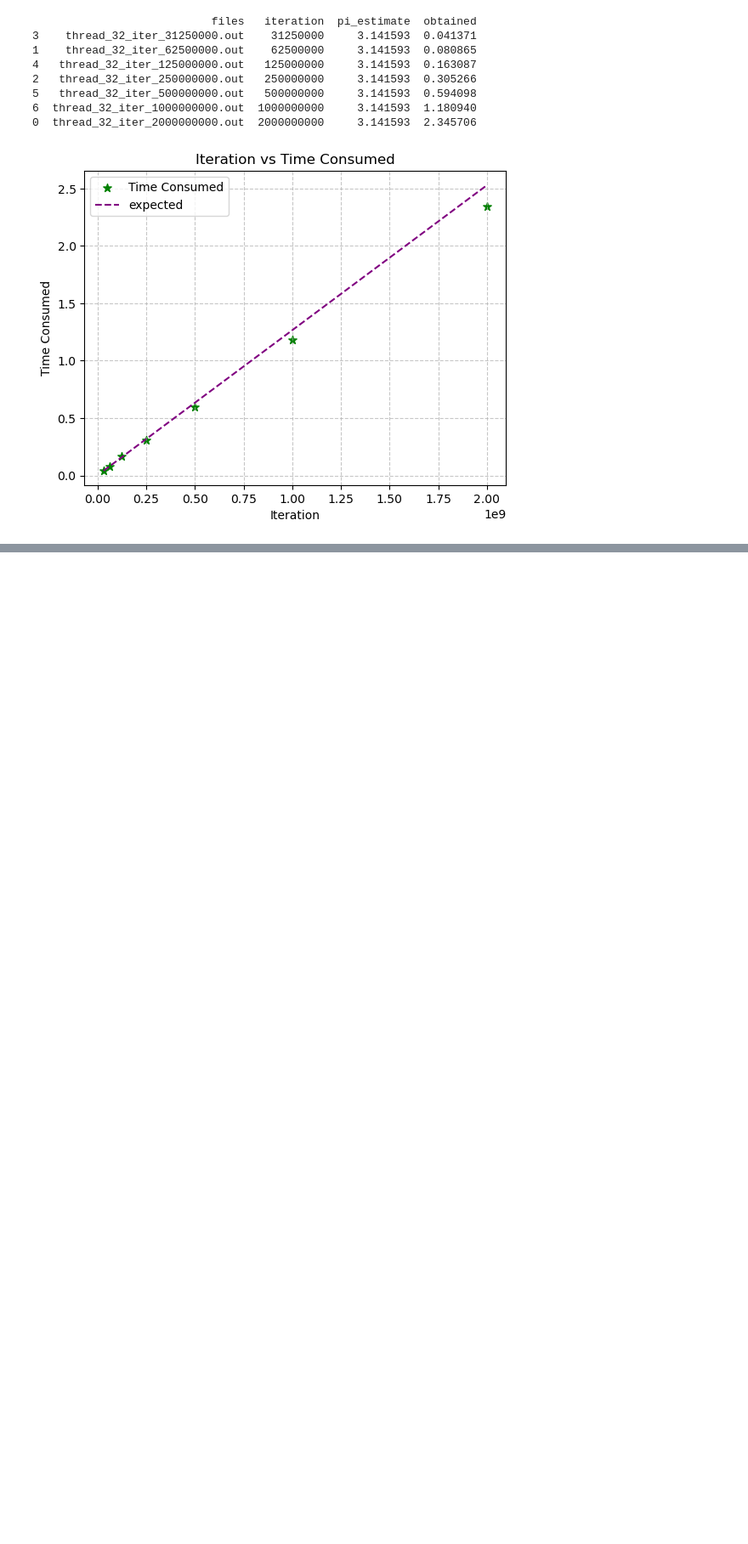
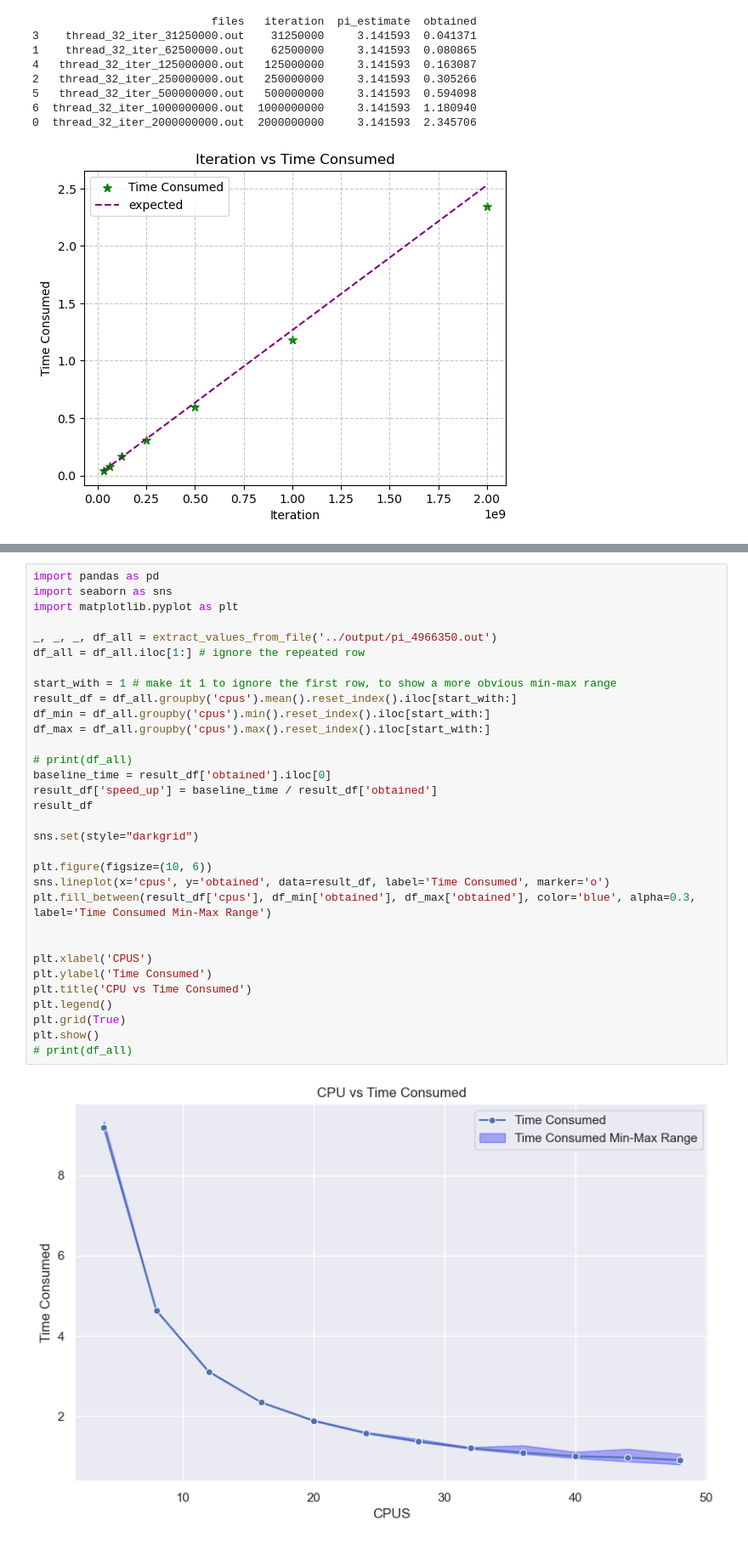
Before and after one commit to dondavan/HPC, a Jupyter notebook: ass2/visualization/pi_vis.ipynb, the cells around one changed output, grey strips where cells are left out. Shown at 85% size. Cells and saved outputs as stored; diff of their text form; blank space fills up the shorter version.

```diff
--- a/ass2/visualization/pi_vis.ipynb
+++ b/ass2/visualization/pi_vis.ipynb
@@ -167,0 +185,34 @@ plt.show()
+# %%
+import pandas as pd
+import seaborn as sns
+import matplotlib.pyplot as plt
+
+_, _, _, df_all = extract_values_from_file('../output/pi_4966350.out')
+df_all = df_all.iloc[1:] # ignore the repeated row
+
+start_with = 1 # make it 1 to ignore the first row, to show a more obvious min-max range
+result_df = df_all.groupby('cpus').mean().reset_index().iloc[start_with:]
+df_min = df_all.groupby('cpus').min().reset_index().iloc[start_with:]
+df_max = df_all.groupby('cpus').max().reset_index().iloc[start_with:]
+
+# print(df_all)
+baseline_time = result_df['obtained'].iloc[0]
+result_df['speed_up'] = baseline_time / result_df['obtained']
+result_df
+
+sns.set(style="darkgrid")
+
+plt.figure(figsize=(10, 6))
+sns.lineplot(x='cpus', y='obtained', data=result_df, label='Time Consumed', marker='o')
+plt.fill_between(result_df['cpus'], df_min['obtained'], df_max['obtained'], color='blue', alpha=0.3, label='Time Consumed Min-Max Range')
+
+
+plt.xlabel('CPUS')
+plt.ylabel('Time Consumed')
+plt.title('CPU vs Time Consumed')
+plt.legend()
+plt.grid(True)
+plt.show()
+# print(df_all)
+# %% [output]
+[figure, added]
```
Also changed, not shown: parts of 6 cells of this notebook, 2 other files.
